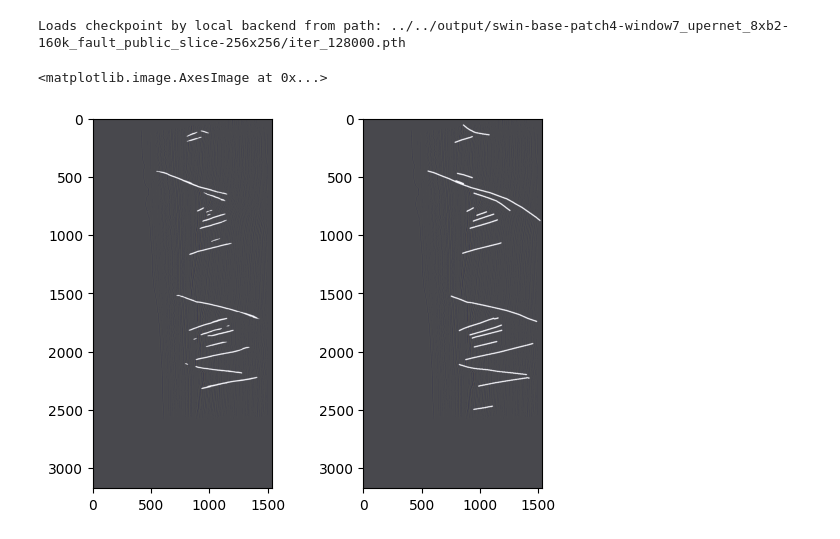
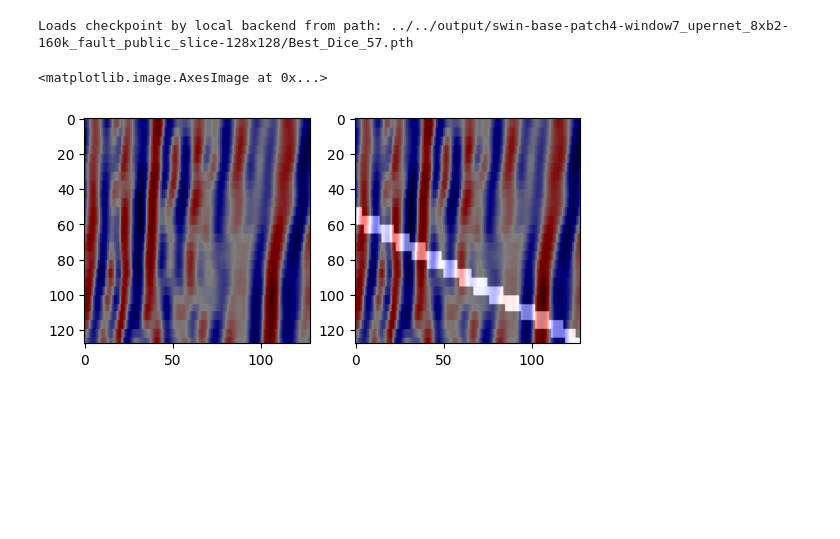
Before and after one commit to Kinlyran/Fault_Recong_zzr, a Jupyter notebook: mmsegmentation/projects/Fault_recong/inference_demo.ipynb, the cells around one changed output. Saved outputs shown, nothing was run; the diff lists cells and outputs as text; code cells hidden in the pictures; blank space fills up the shorter version.

```diff
--- a/mmsegmentation/projects/Fault_recong/inference_demo.ipynb
+++ b/mmsegmentation/projects/Fault_recong/inference_demo.ipynb
@@ -7,18 +7,18 @@ from mmseg.apis import init_model, inference_model, show_result_pyplot
 import os
 import numpy as np
 # %%
-config_file = '../../output/swin-base-patch4-window7_upernet_8xb2-160k_fault_public_slice-256x256/swin-base-patch4-window7_upernet_8xb2-160k_fault_public_slice-256x256.py'
-checkpoint_file = '../../output/swin-base-patch4-window7_upernet_8xb2-160k_fault_public_slice-256x256/iter_128000.pth'
+config_file = '../../output/swin-base-patch4-window7_upernet_8xb2-160k_fault_public_slice-128x128/swin-base-patch4-window7_upernet_8xb2-160k_fault_public_slice-128x128.py'
+checkpoint_file = '../../output/swin-base-patch4-window7_upernet_8xb2-160k_fault_public_slice-128x128/Best_Dice_57.pth'
 # %%
 # build the model from a config file and a checkpoint file
 # model = init_model(config_file, checkpoint_file, device='cuda:0')
 model = init_model(config_file, checkpoint_file, device='cpu')
 # %% [output]
-Loads checkpoint by local backend from path: ../../output/swin-base-patch4-window7_upernet_8xb2-160k_fault_public_slice-256x256/iter_128000.pth
+Loads checkpoint by local backend from path: ../../output/swin-base-patch4-window7_upernet_8xb2-160k_fault_public_slice-128x128/Best_Dice_57.pth
 # %%
 # test a single image
-root_dir = '/home/zhangzr/FaultRecongnition/Fault_data/public_data/2d_slices/val/image/'
-idx = 11
+root_dir = '/home/zhangzr/FaultRecongnition/Fault_data/2Dfault/converted/train/image'
+idx = 70
 img_lst = os.listdir(root_dir)
 img = np.load(os.path.join(root_dir, img_lst[idx]))
 # if not torch.cuda.is_available():
@@ -30,13 +30,13 @@ ann = mmcv.imread(os.path.join(root_dir.replace('image', 'ann'),img_lst[idx].rep
 # %%
 # show the results
 # vis_result = show_result_pyplot(model, img, result)
 # plt.imshow(mmcv.bgr2rgb(vis_result))
 plt.subplot(1,2,1)
 plt.imshow(img, cmap='seismic')
-plt.imshow(pred, cmap='gray', alpha=0.7)
+plt.imshow(pred, cmap='gray', alpha=0.5)
 plt.subplot(1,2,2)
 plt.imshow(img, cmap='seismic')
-plt.imshow(ann, cmap='gray', alpha=0.7)
+plt.imshow(ann, cmap='gray', alpha=0.5)
 # %% [output]
 <matplotlib.image.AxesImage at 0x...>
-[figure, old version]
+[figure, new version]
```
Also changed, not shown: 8 other files.
